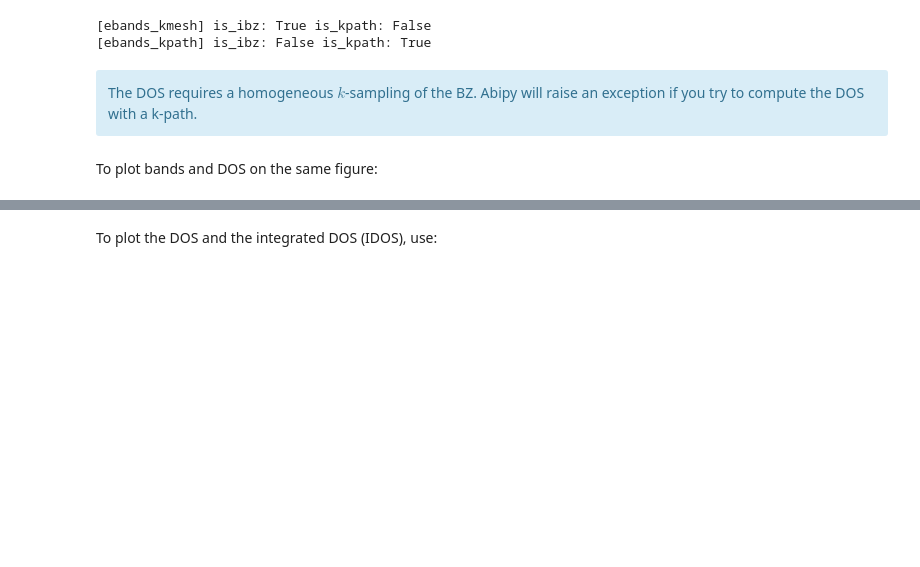
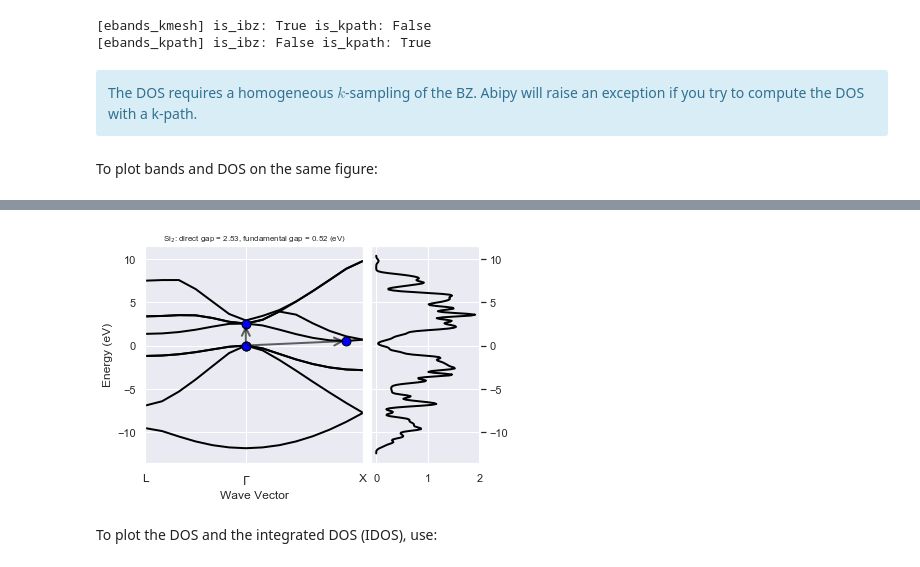
Before and after one commit to abinit/abitutorials, a Jupyter notebook: abitutorials/gsr.ipynb, the cells around one changed output, grey strips where cells are left out. Saved outputs shown, nothing was run; the diff lists cells and outputs as text; code cells hidden in the pictures; blank space fills up the shorter version.

```diff
--- a/abitutorials/gsr.ipynb
+++ b/abitutorials/gsr.ipynb
@@ -255,5 +255,5 @@ to compute the DOS with a k-path.
 # %% [markdown]
 To plot bands and DOS on the same figure:
 # %%
-ebands_kpath.plot_with_edos(edos);
+ebands_kpath.plot_with_edos(edos, with_gaps=True);
 # %% [output]
@@ -262,3 +260,4 @@ ebands_kpath.plot_with_edos(edos);
+[figure, added]
 # %% [markdown]
 To plot the DOS and the integrated DOS (IDOS), use:
 # %%
```
Also changed, not shown: parts of 20 cells of this notebook, 13 other files.
